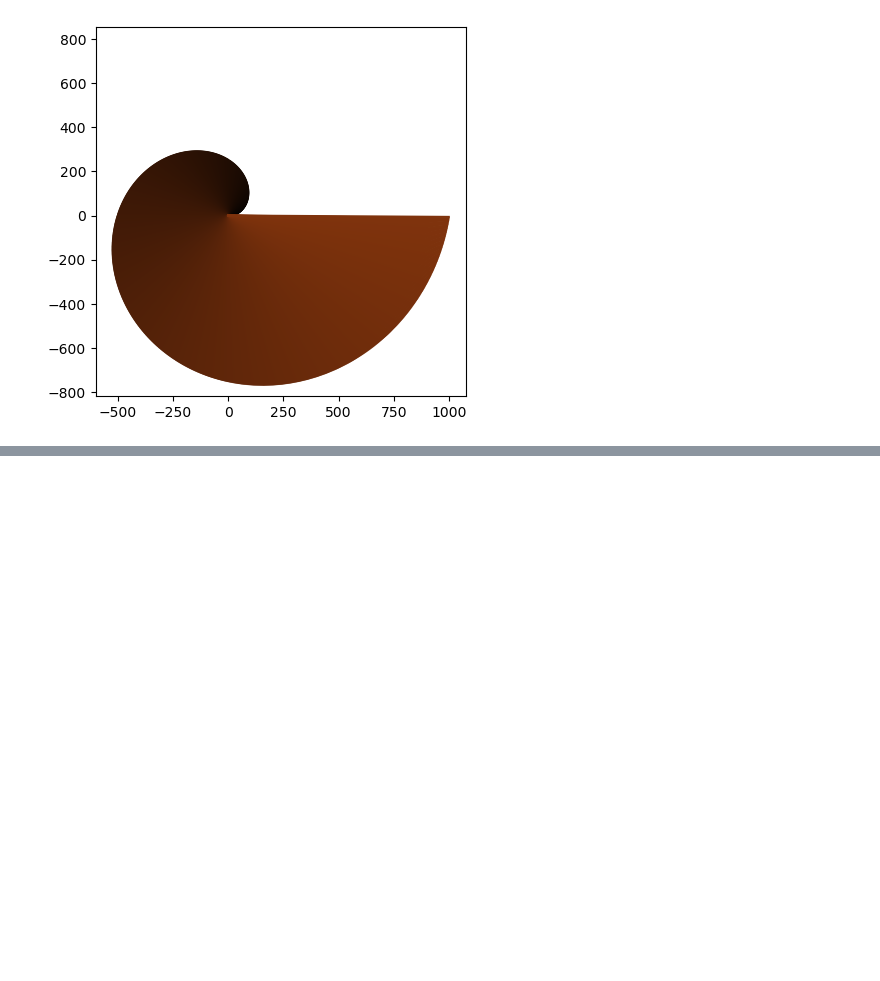
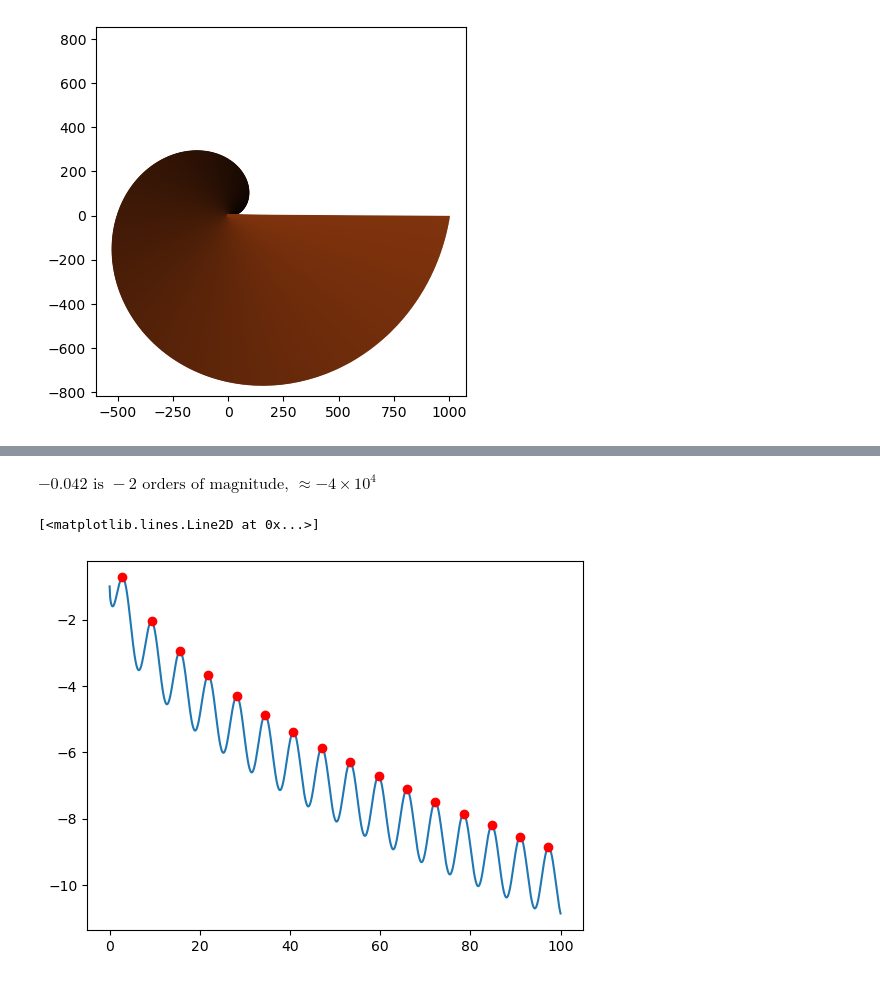
Before and after one commit to Kantulaev/ML_projects, a Jupyter notebook: lesson_5_algebra_2.ipynb, the cells around one changed output, grey strips where cells are left out. Saved outputs shown, nothing was run; the diff lists cells and outputs as text; code cells hidden in the pictures; blank space fills up the shorter version.

Commit message:
find peaks

```diff
--- a/lesson_5_algebra_2.ipynb
+++ b/lesson_5_algebra_2.ipynb
@@ -209,0 +248,19 @@ plt.show()
+# %%
+x = -0.042
+orderOfMag = int(np.floor(np.log10(abs(x))))
+Xstr = '{:,e}'.format(x)
+
+display(Math('%s \\text{ is } %s \\text{ orders of magnitude, } \\approx %s \\times 10^%s' % (
+    x, orderOfMag, Xstr[:Xstr.find('.')], n)))
+# %% [output]
+$\displaystyle -0.042 \text{ is } -2 \text{ orders of magnitude, } \approx -4 \times 10^4$
+# %%
+x = np.linspace(0, 100, 1000)
+
+fx = -np.cos(x)-np.sqrt(x)
+
+plt.plot(x, fx)
+plt.plot(x[find_peaks(fx)[0]], fx[find_peaks(fx)[0]], 'ro')
+# %% [output]
+[<matplotlib.lines.Line2D at 0x...>]
+[figure, added]
```
Also changed, not shown: parts of 5 cells of this notebook.
